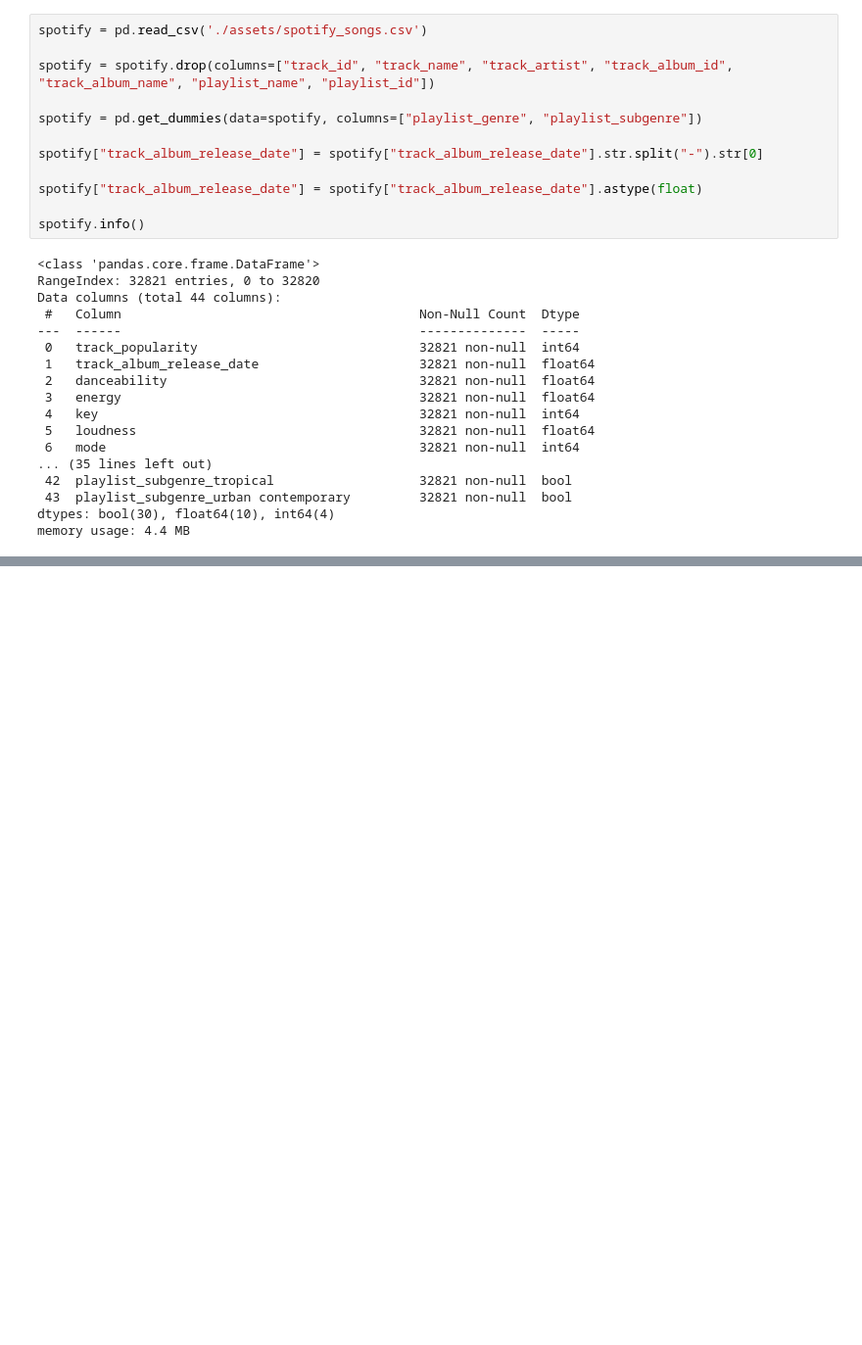
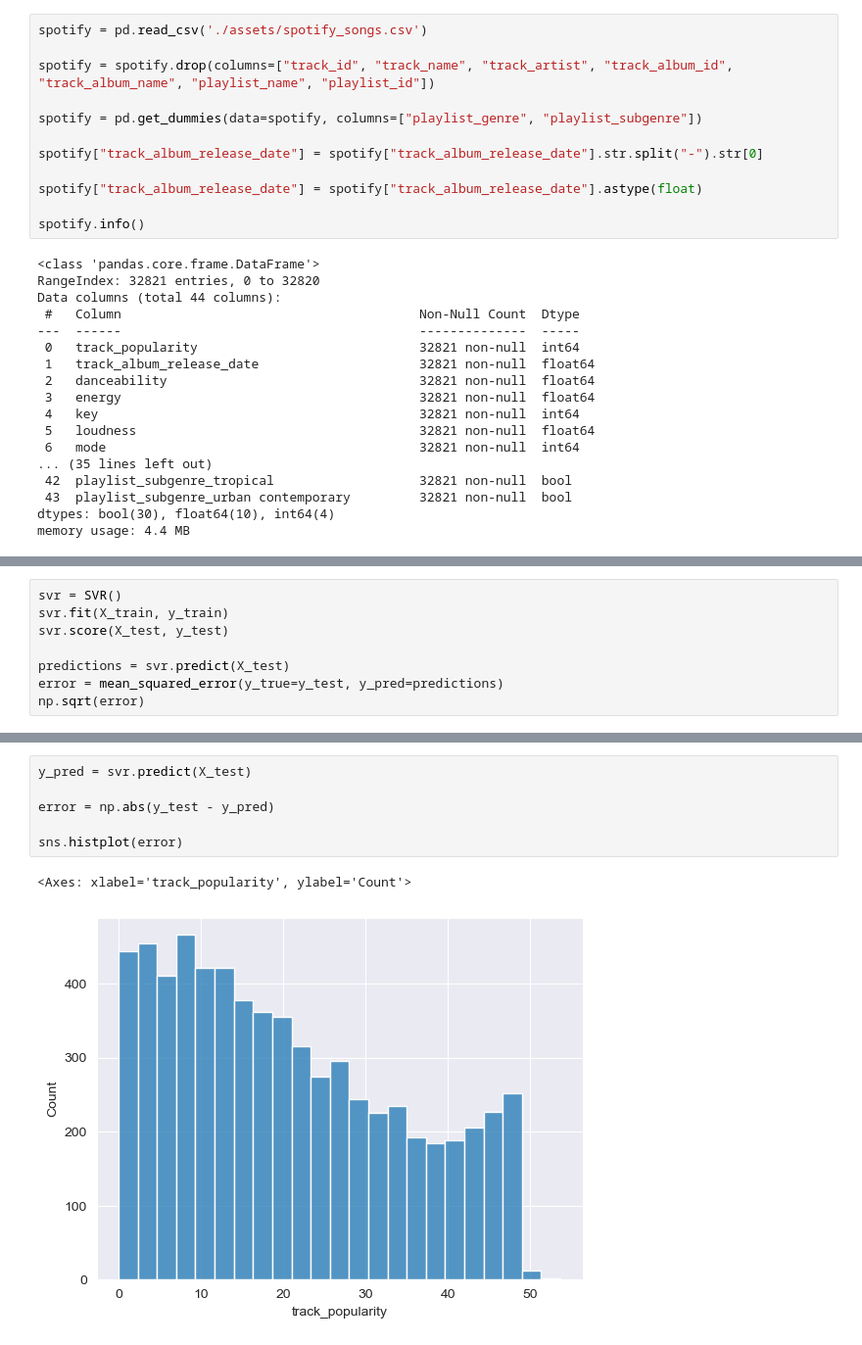
Before and after one commit to Toffuh/project-aids, a Jupyter notebook: SongPopularity.ipynb, the cells around one changed output, grey strips where cells are left out. Shown at 98% size. Drawn from its saved outputs; the diff is of its cells as text; blank space fills up the shorter version.

```diff
--- a/SongPopularity.ipynb
+++ b/SongPopularity.ipynb
@@ -114,3 +105,11 @@ error = mean_squared_error(y_true=y_test, y_pred=predeictions)
 np.sqrt(error)
 # %% [output]
 20.54865022374271
+# %%
+svr = SVR()
+svr.fit(X_train, y_train)
+svr.score(X_test, y_test)
+
+predictions = svr.predict(X_test)
+error = mean_squared_error(y_true=y_test, y_pred=predictions)
+np.sqrt(error)
@@ -116,0 +135,9 @@ np.sqrt(error)
+# %%
+y_pred = svr.predict(X_test)
+
+error = np.abs(y_test - y_pred)
+
+sns.histplot(error)
+# %% [output]
+<Axes: xlabel='track_popularity', ylabel='Count'>
+[figure, added]
```
Also changed, not shown: parts of 7 cells of this notebook.
